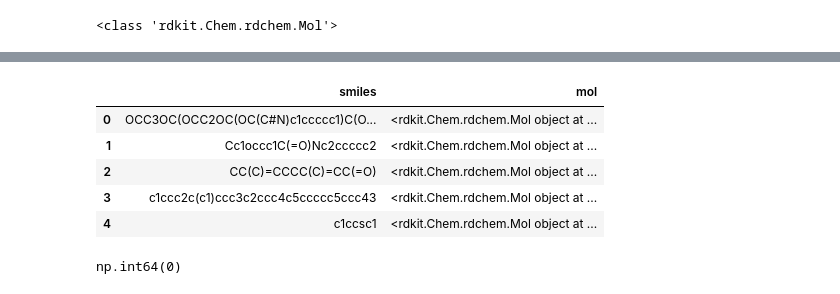
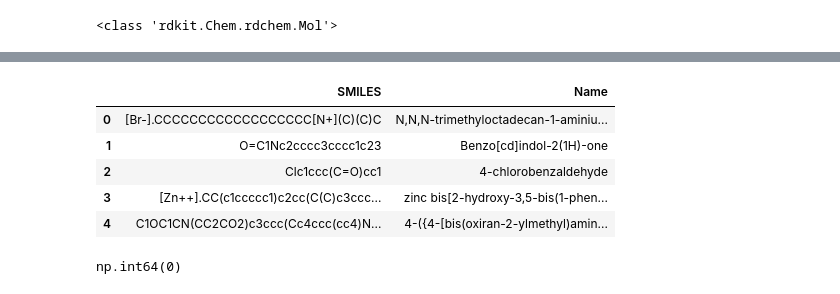
Before and after one commit to chetanyasharma-sc/Molecular-Prediction, a Jupyter notebook: backend/notebooks/01_data_exploration.ipynb, the cells around one changed output, grey strips where cells are left out. Saved outputs shown, nothing was run; the diff lists cells and outputs as text; code cells hidden in the pictures.

```diff
--- a/backend/notebooks/01_data_exploration.ipynb
+++ b/backend/notebooks/01_data_exploration.ipynb
@@ -1,6 +1,6 @@
 # %%
 import pandas as pd
 
-df = pd.read_csv ("../data/esol.csv")
+df = pd.read_csv ("../data/AqSolDB_v1.0_min.csv")
 df.head()
 # %% [output]
@@ -35,4 +31,4 @@ print(type(mol))
 # %% [output]
 <class 'rdkit.Chem.rdchem.Mol'>
 # %%
-df["mol"] = df["smiles"].apply(Chem.MolFromSmiles)
+df["mol"] = df["SMILES"].apply(Chem.MolFromSmiles)
@@ -39,10 +53,10 @@ df["mol"] = df["smiles"].apply(Chem.MolFromSmiles)
 # %%
-df[["smiles", "mol"]].head()
+df[["SMILES", "Name"]].head()
 # %% [output]
-|  | smiles | mol |
-| 0 | OCC3OC(OCC2OC(OC(C#N)c1ccccc1)C(O... | <rdkit.Chem.rdchem.Mol object at ... |
-| 1 | Cc1occc1C(=O)Nc2ccccc2 | <rdkit.Chem.rdchem.Mol object at ... |
-| 2 | CC(C)=CCCC(C)=CC(=O) | <rdkit.Chem.rdchem.Mol object at ... |
-| 3 | c1ccc2c(c1)ccc3c2ccc4c5ccccc5ccc43 | <rdkit.Chem.rdchem.Mol object at ... |
-| 4 | c1ccsc1 | <rdkit.Chem.rdchem.Mol object at ... |
+|  | SMILES | Name |
+| 0 | [Br-].CCCCCCCCCCCCCCCCCC[N+](C)(C)C | N,N,N-trimethyloctadecan-1-aminiu... |
+| 1 | O=C1Nc2cccc3cccc1c23 | Benzo[cd]indol-2(1H)-one |
+| 2 | Clc1ccc(C=O)cc1 | 4-chlorobenzaldehyde |
+| 3 | [Zn++].CC(c1ccccc1)c2cc(C(C)c3ccc... | zinc bis[2-hydroxy-3,5-bis(1-phen... |
+| 4 | C1OC1CN(CC2CO2)c3ccc(Cc4ccc(cc4)N... | 4-({4-[bis(oxiran-2-ylmethyl)amin... |
 # %%
```
Also changed, not shown: parts of 17 cells of this notebook, 6 other files.
